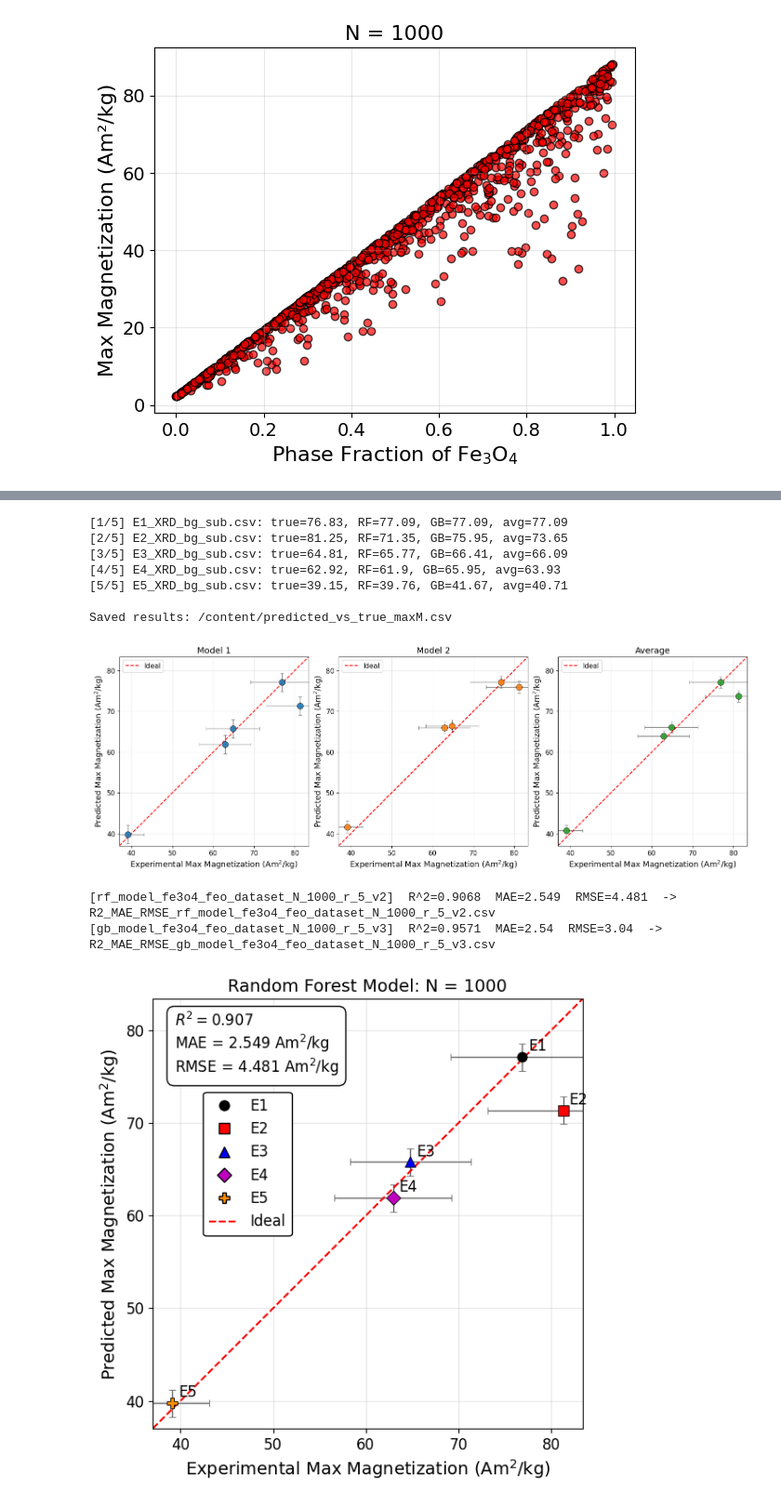
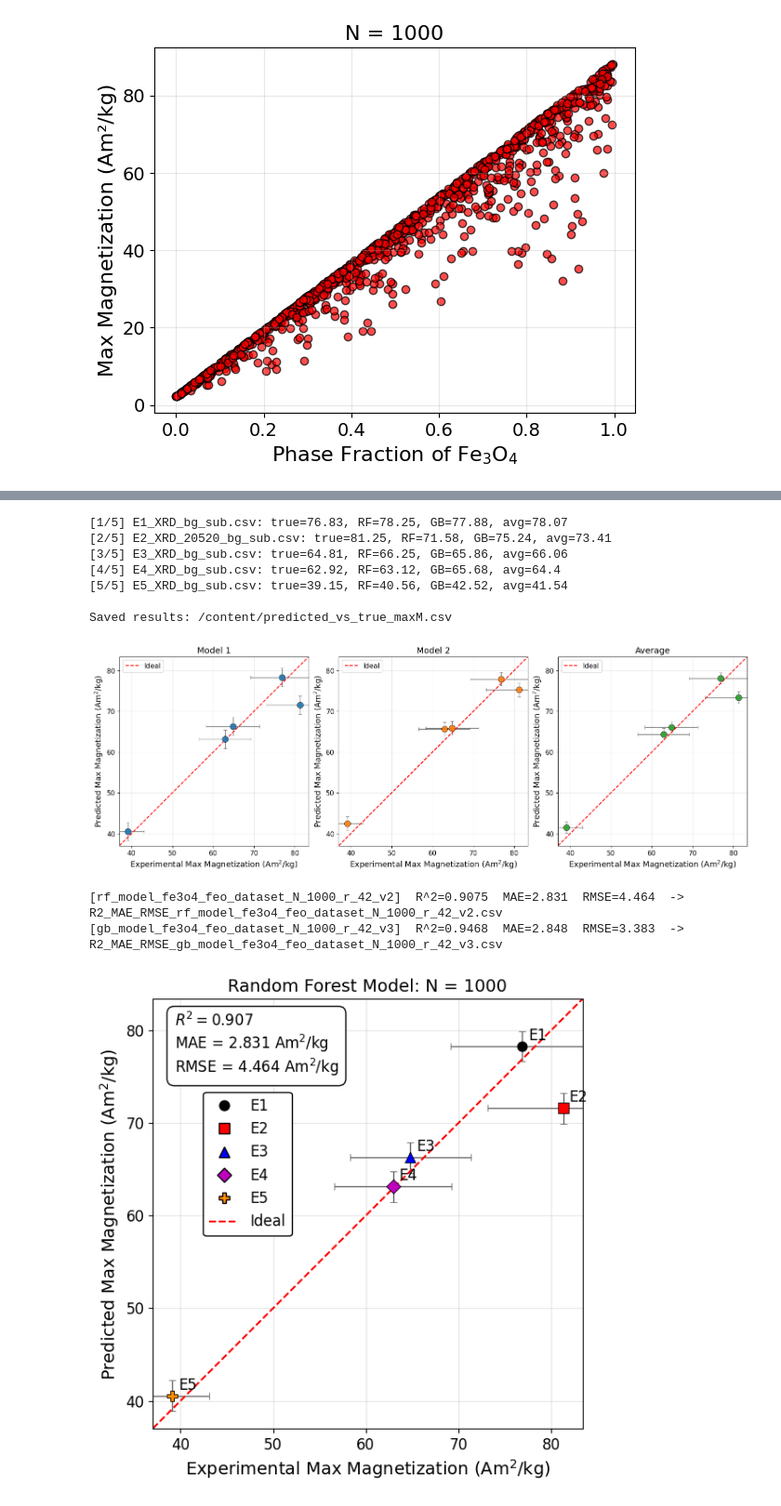
Before and after one commit to Fabel88/XRD-to-magnetization_iron_oxides, a Jupyter notebook: Fe3O4_FeO_XRD-Magnetization_RF_GB_Model_Inference_Plots_colab.ipynb, the cells around one changed output, grey strips where cells are left out. Shown at 93% size. Drawn from its saved outputs; the diff is of its cells as text; code cells hidden in the pictures.

```diff
--- a/Fe3O4_FeO_XRD-Magnetization_RF_GB_Model_Inference_Plots_colab.ipynb
+++ b/Fe3O4_FeO_XRD-Magnetization_RF_GB_Model_Inference_Plots_colab.ipynb
@@ -488,7 +488,7 @@ from sklearn.ensemble import GradientBoostingRegressor
 from sklearn.metrics import r2_score, mean_absolute_error, mean_squared_error
 
 # Load simulated dataset
-data = np.load('fe3o4_feo_dataset_N_1000_r_5.npz')
+data = np.load('fe3o4_feo_dataset_N_1000_r_42.npz')
 X = data['xrd'] # shape (N, n_xrd)
 y = data['labels'][:, 3] # Max Magnetization
 
@@ -516,7 +516,7 @@ X_train, X_test, y_train, y_test = train_test_split(
 #    random_state=1
 #)
 
-# v3/v4 conditions
+# v3/v4/5 conditions
 gb = GradientBoostingRegressor(
     n_estimators=800,          #
     learning_rate=0.03,
@@ -525,7 +525,7 @@ gb = GradientBoostingRegressor(
     min_samples_leaf=5,
     max_features="sqrt",       # v5 0.3 v3 "sqrt"
     subsample=0.8,
-    loss="huber",              # v3"huber" or v4"squared_error"
+    loss="huber",              # v3/v5"huber" or v4"squared_error"
     alpha=0.9,                 # Huber’s quantile
     # gentle early stopping to prevent overfitting
     validation_fraction=0.1,   # uses 10% of training data as dev set
@@ -579,7 +579,7 @@ plt.tight_layout()
 plt.show()
 
 # Save the trained model
-model_path = 'gb_model_fe3o4_feo_dataset_N_1000_r_5_v3.pkl'
+model_path = 'gb_model_fe3o4_feo_dataset_N_1000_r_42_v3.pkl'
 joblib.dump(gb, model_path)
 print(f"Gradient Boosting model saved to {model_path}")
 # %% [output]
@@ -683,23 +953,24 @@ from pathlib import Path
 from sklearn.metrics import r2_score, mean_absolute_error, mean_squared_error
 from matplotlib.lines import Line2D
 
-# In Colab: assume all files are in the current working directory
-XRD_DIR = Path(".")
-MH_DIR  = Path(".")
-OUT_DIR = Path(".")
 
 # Inputs
 
+# Paths
+XRD_DIR = Path("/content") # folder containing XRD CSVs
+MH_DIR  = Path("/content") # folder containing M-B CSVs
+OUT_DIR = Path("/content")
+
 # Predicted y-error bars taken as RMSE or MAE on a held-out simulated set, units in (Am^2/kg)
-PRED_MAE_MODEL1 = 2.273 #rf RMSE for random seed 5 N = 1000
-PRED_MAE_MODEL2 = 1.477 #gb RMSE for random seed 5 N = 1000
+PRED_MAE_MODEL1 = 2.257 #rf RMSE for random seed 1/22/42/80 N = 1000 (sim. inference), which ever model is being used
+PRED_MAE_MODEL2 = 1.656 #gb RMSE for random seed 1/22/42/80 N = 1000 (sim. inference), which ever model is being used
 # Estimate error in the measurement of magnetic mass used to calculated magnetization, taken as 10%
 MASS_REL_ERR    = 0.10
 
-# File lists 1:1 correspondance
+# File lists 1:1 correspondance, XRD files and magnetization measurements
 XRD_FILES = [
     r"E1_XRD_bg_sub.csv",
-    r"E2_XRD_bg_sub.csv",
+    r"E2_XRD_20520_bg_sub.csv",
     r"E3_XRD_bg_sub.csv",
     r"E4_XRD_bg_sub.csv",
     r"E5_XRD_bg_sub.csv"
@@ -721,16 +992,16 @@ MASSES_G = [
 ]
 
 # Models and grid sources from simulated training set
-MODEL1_PKL  = r"rf_model_fe3o4_feo_dataset_N_1000_r_5_v2.pkl"
-MODEL2_PKL  = r"gb_model_fe3o4_feo_dataset_N_1000_r_5_v3.pkl"
-GRID_SOURCE = r"fe3o4_feo_dataset_N_1000_r_5.npz" # contains 2theta
+MODEL1_PKL  = r"rf_model_fe3o4_feo_dataset_N_1000_r_42_v2.pkl"
+MODEL2_PKL  = r"gb_model_fe3o4_feo_dataset_N_1000_r_42_v3.pkl"
+GRID_SOURCE = r"fe3o4_feo_dataset_N_1000_r_42.npz" # contains 2theta
 
 # XRD processing params
 CLIP_NONNEG    = True # Sets negative values to 0
 CROP_TO_GRID   = True # crop raw data to training grid range
 NORM_MODE      = "max"
 
-# Loading M-B datafiles, specifcally for QD VersaLab
+# Loading M-B datafiles, specifcally for QD VersaLab when saved as a .csv
 # magnetic field (Oe) starts in column D row 36, magnetic moment (emu) in column E row 36
 MH_START_ROW = 35        # row 36 in Excel
 MH_COL_FIELD = 3         # column D
@@ -1162,41 +1433,44 @@ def plot_pred_vs_actual_single_annotated(
         Path(save_path).parent.mkdir(parents=True, exist_ok=True)
         plt.savefig(save_path, dpi=200)
     plt.show()
 
-# Additional annotated plot: each point colored and labeled S1–S5
+
+# Annotated plot: each point colored and labeled S1–S5
 plot_pred_vs_actual_single_annotated(
     y_true,
     y_rf,  # or y_rf, or y_avg if you prefer
     sample_labels=LEGEND_LABELS,
     colors=COLORS_MB,
+    #title="GB Model: Max Features = 0.3",
     title="Random Forest Model: N = 1000",
     #title="Gradient Boosting Model: N = 1000",
     xerr=xerr_all,
     yerr=yerr_gb,
     #save_path=OUT_DIR / "pred_vs_true_rf_annotated_E1_E5.png"
 )
 
-# Additional annotated plot: each point colored and labeled S1–S5
+# Annotated plot: each point colored and labeled S1–S5
 plot_pred_vs_actual_single_annotated(
     y_true,
     y_gb,  # or y_rf, or y_avg if you prefer
     sample_labels=LEGEND_LABELS,
     colors=COLORS_MB,
+    #title="GB Model: Max Features = sqrt",
     #title="Random Forest Model: N = 1000 v3",
     title="Gradient Boosting Model: N = 1000",
     xerr=xerr_all,
     yerr=yerr_gb,
     #save_path=OUT_DIR / "pred_vs_true_gb_r_5_v3_annotated_E1_E5.png"
 )
 # %% [output]
-[1/5] E1_XRD_bg_sub.csv: true=76.83, RF=77.09, GB=77.09, avg=77.09
-[2/5] E2_XRD_bg_sub.csv: true=81.25, RF=71.35, GB=75.95, avg=73.65
-[3/5] E3_XRD_bg_sub.csv: true=64.81, RF=65.77, GB=66.41, avg=66.09
-[4/5] E4_XRD_bg_sub.csv: true=62.92, RF=61.9, GB=65.95, avg=63.93
-[5/5] E5_XRD_bg_sub.csv: true=39.15, RF=39.76, GB=41.67, avg=40.71
+[1/5] E1_XRD_bg_sub.csv: true=76.83, RF=78.25, GB=77.88, avg=78.07
+[2/5] E2_XRD_20520_bg_sub.csv: true=81.25, RF=71.58, GB=75.24, avg=73.41
+[3/5] E3_XRD_bg_sub.csv: true=64.81, RF=66.25, GB=65.86, avg=66.06
+[4/5] E4_XRD_bg_sub.csv: true=62.92, RF=63.12, GB=65.68, avg=64.4
+[5/5] E5_XRD_bg_sub.csv: true=39.15, RF=40.56, GB=42.52, avg=41.54
 
 Saved results: /content/predicted_vs_true_maxM.csv
-[figure, old version]
+[figure, new version]
-[rf_model_fe3o4_feo_dataset_N_1000_r_5_v2]  R^2=0.9068  MAE=2.549  RMSE=4.481  -> R2_MAE_RMSE_rf_model_fe3o4_feo_dataset_N_1000_r_5_v2.csv
-[gb_model_fe3o4_feo_dataset_N_1000_r_5_v3]  R^2=0.9571  MAE=2.54  RMSE=3.04  -> R2_MAE_RMSE_gb_model_fe3o4_feo_dataset_N_1000_r_5_v3.csv
+[rf_model_fe3o4_feo_dataset_N_1000_r_42_v2]  R^2=0.9075  MAE=2.831  RMSE=4.464  -> R2_MAE_RMSE_rf_model_fe3o4_feo_dataset_N_1000_r_42_v2.csv
+[gb_model_fe3o4_feo_dataset_N_1000_r_42_v3]  R^2=0.9468  MAE=2.848  RMSE=3.383  -> R2_MAE_RMSE_gb_model_fe3o4_feo_dataset_N_1000_r_42_v3.csv
-[figure, old version]
+[figure, new version]
```
Also changed, not shown: parts of 13 cells of this notebook.
